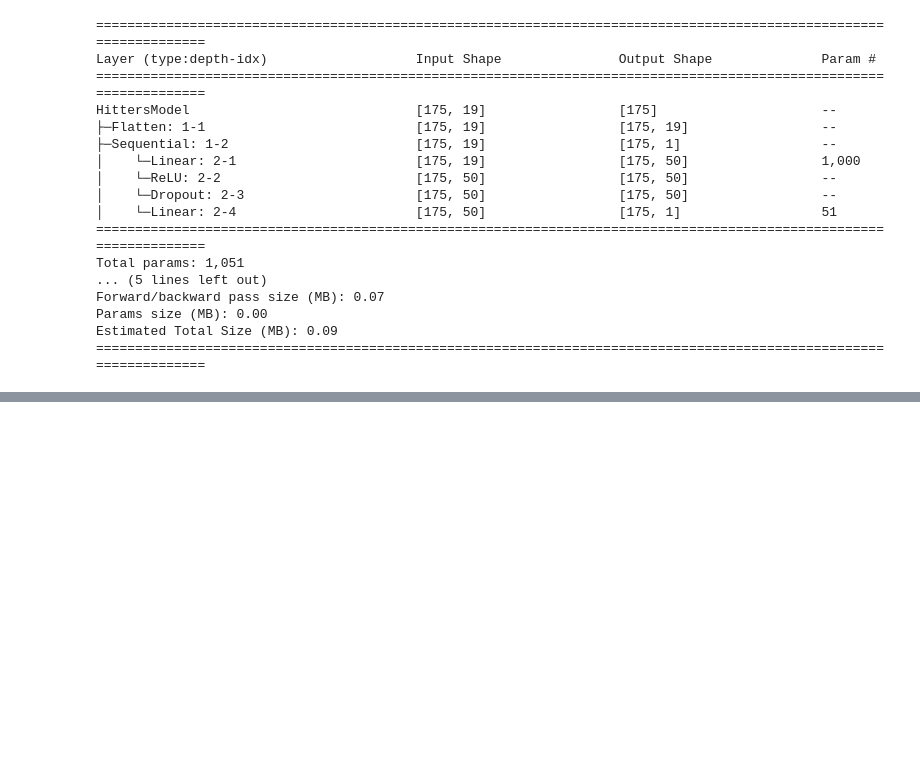
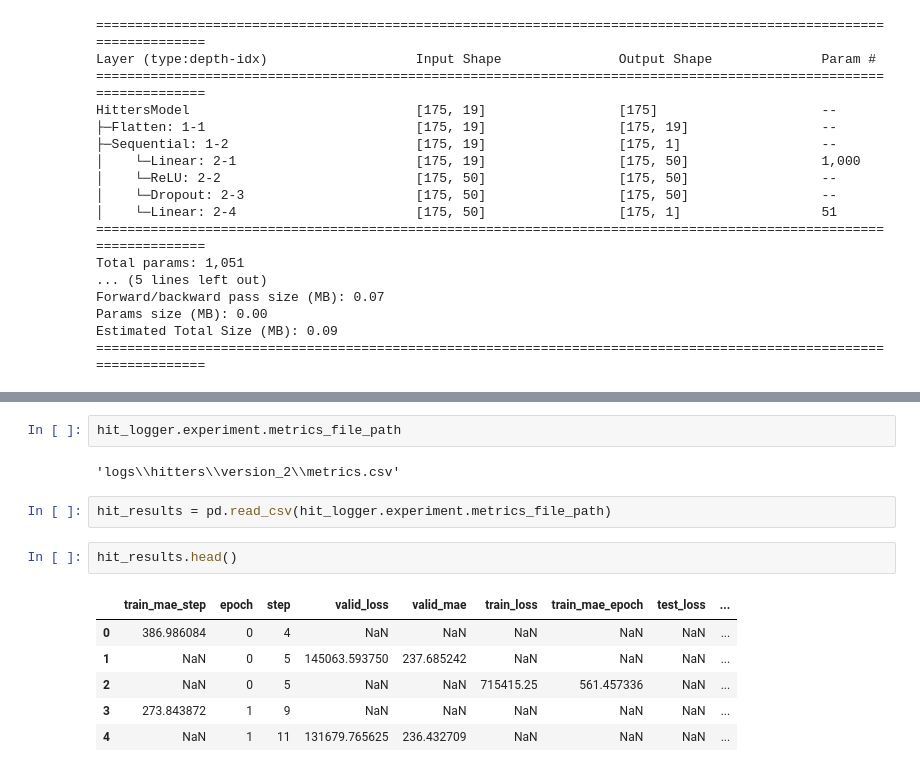
Before and after one commit to alisontuiyott/ML_Upskill, a Jupyter notebook: notebooks/IntroStatLearning_10_9_deep_learning.ipynb, the cells around one changed output, grey strips where cells are left out. Saved outputs shown, nothing was run; the diff lists cells and outputs as text; blank space fills up the shorter version.

```diff
--- a/notebooks/IntroStatLearning_10_9_deep_learning.ipynb
+++ b/notebooks/IntroStatLearning_10_9_deep_learning.ipynb
@@ -228,0 +393,15 @@ Estimated Total Size (MB): 0.09
+# %%
+hit_logger.experiment.metrics_file_path
+# %% [output]
+'logs\\hitters\\version_2\\metrics.csv'
+# %%
+hit_results = pd.read_csv(hit_logger.experiment.metrics_file_path)
+# %%
+hit_results.head()
+# %% [output]
+|  | train_mae_step | epoch | step | valid_loss | valid_mae | train_loss | train_mae_epoch | test_loss | ... |
+| 0 | 386.986084 | 0 | 4 | NaN | NaN | NaN | NaN | NaN | ... |
+| 1 | NaN | 0 | 5 | 145063.593750 | 237.685242 | NaN | NaN | NaN | ... |
+| 2 | NaN | 0 | 5 | NaN | NaN | 715415.25 | 561.457336 | NaN | ... |
+| 3 | 273.843872 | 1 | 9 | NaN | NaN | NaN | NaN | NaN | ... |
+| 4 | NaN | 1 | 11 | 131679.765625 | 236.432709 | NaN | NaN | NaN | ... |
```
Also changed, not shown: parts of 29 cells of this notebook.
